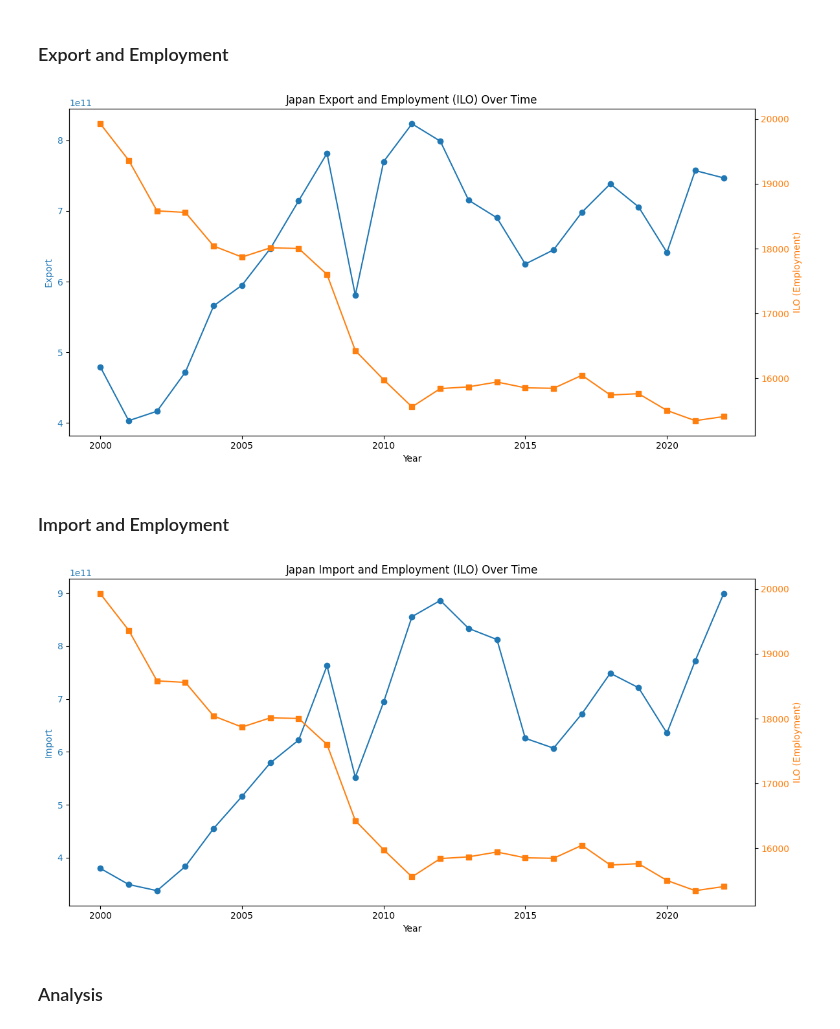
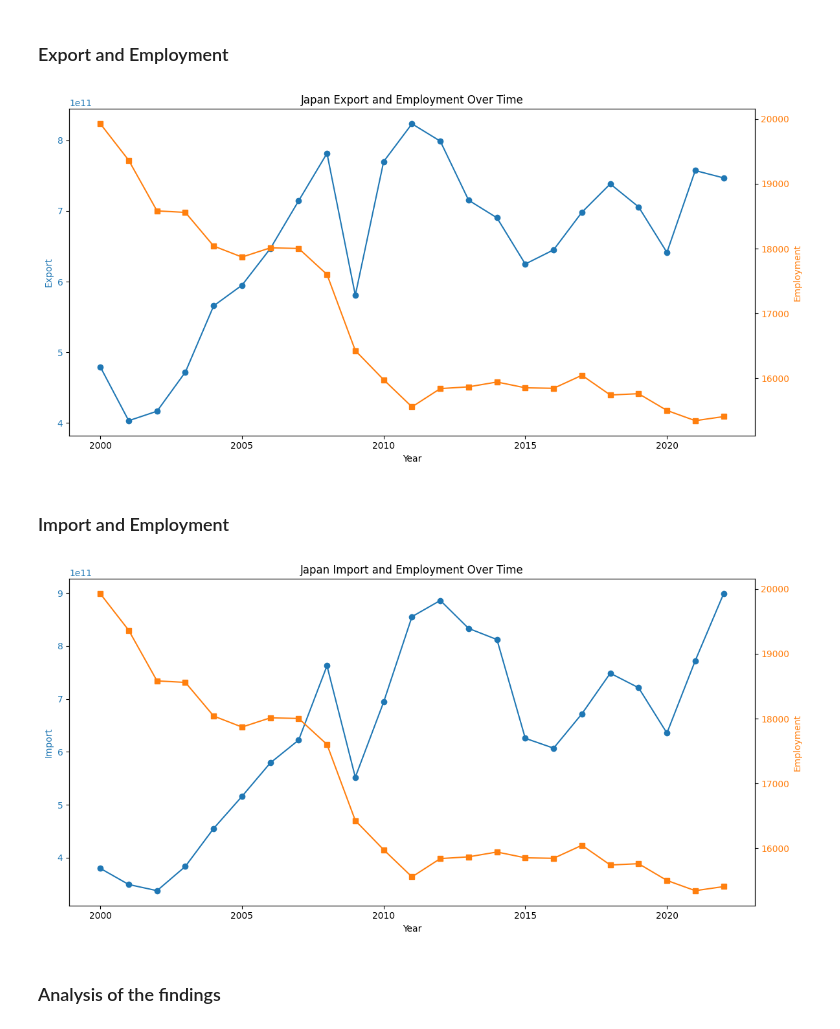
Before and after one commit to Graspp-25-Spring/graspp-25S-trade, a Jupyter notebook: notebooks/new_time_series_analysis-hanako.ipynb, the cells around one changed output. Cells and saved outputs as stored; diff of their text form; code cells hidden in the pictures.

```diff
--- a/notebooks/new_time_series_analysis-hanako.ipynb
+++ b/notebooks/new_time_series_analysis-hanako.ipynb
@@ -166,27 +166,27 @@ jpn_df = jpn_df.reset_index()
 # %%
 import matplotlib.pyplot as plt
 
 # Create the figure and the first axis (for Export)
 fig, ax1 = plt.subplots(figsize=(12, 6))
 
 # Left Y-axis: Export
 ax1.plot(jpn_df['year'], jpn_df['Export'], color='tab:blue', marker='o', label='Export')
 ax1.set_xlabel('Year')
 ax1.set_ylabel('Export', color='tab:blue')
 ax1.tick_params(axis='y', labelcolor='tab:blue')
 
 # Right Y-aix: Employment
 ax2 = ax1.twinx()
 ax2.plot(jpn_df['year'], jpn_df['ILO'], color='tab:orange', marker='s', label='Employment')
-ax2.set_ylabel('ILO (Employment)', color='tab:orange')
+ax2.set_ylabel('Employment', color='tab:orange')
 ax2.tick_params(axis='y', labelcolor='tab:orange')
 
 # Set the graph title and layout
-plt.title('Japan Export and Employment (ILO) Over Time')
+plt.title('Japan Export and Employment Over Time')
 fig.tight_layout()
 plt.show()
 # %% [output]
-[figure, old version]
+[figure, new version]
 # %% [markdown]
 ### Import and Employment
 # %%
@@ -204,14 +204,14 @@ ax1.tick_params(axis='y', labelcolor='tab:blue')
 # Right Y-aix: Employment
 ax2 = ax1.twinx()
 ax2.plot(jpn_df['year'], jpn_df['ILO'], color='tab:orange', marker='s', label='Employment')
-ax2.set_ylabel('ILO (Employment)', color='tab:orange')
+ax2.set_ylabel('Employment', color='tab:orange')
 ax2.tick_params(axis='y', labelcolor='tab:orange')
 
 # Set the graph title and layout
-plt.title('Japan Import and Employment (ILO) Over Time')
+plt.title('Japan Import and Employment Over Time')
 fig.tight_layout()
 plt.show()
 # %% [output]
-[figure, old version]
+[figure, new version]
 # %% [markdown]
-### Analysis
+### Analysis of the findings
```
Also changed, not shown: parts of 5 cells of this notebook.
